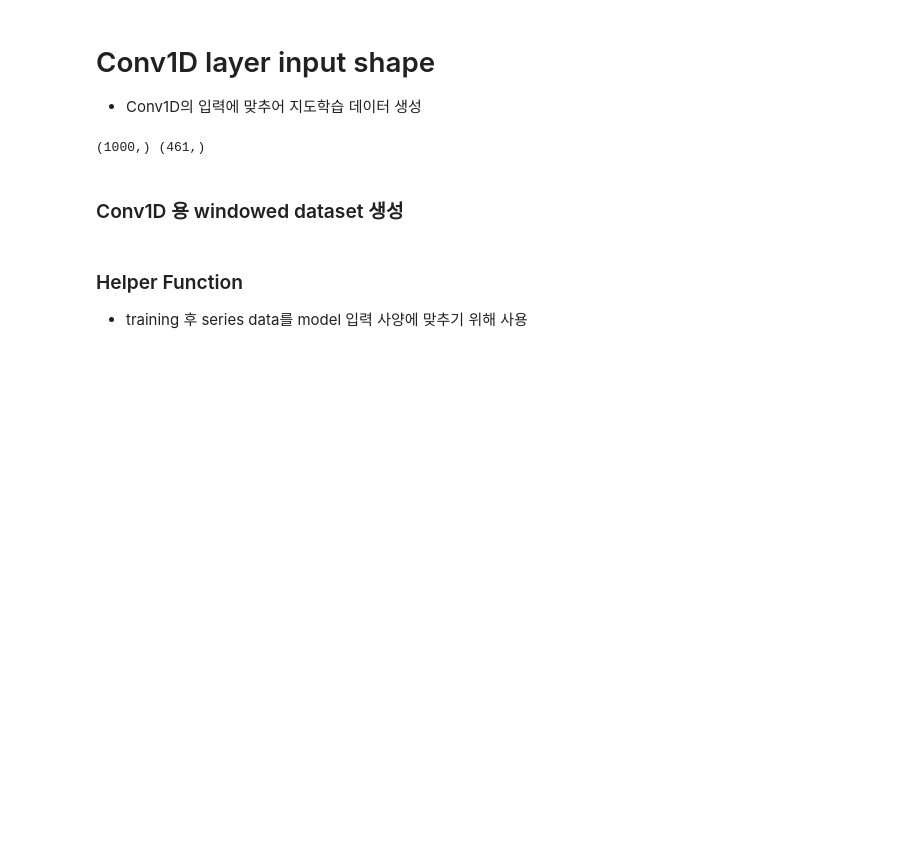
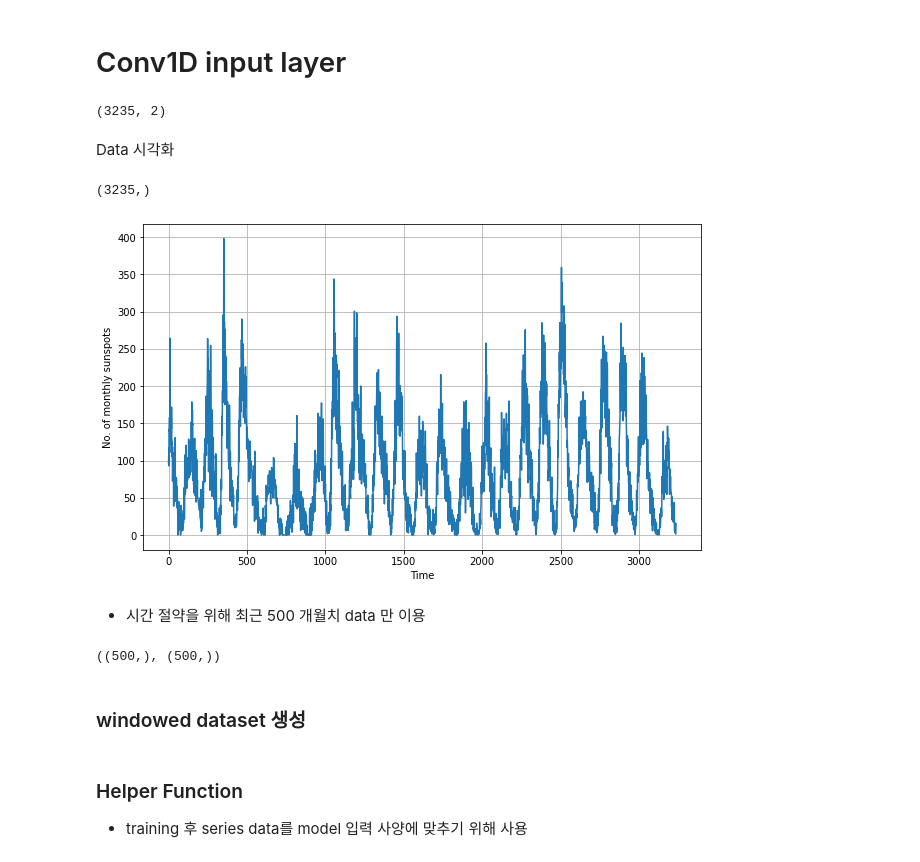
Before and after one commit to ironmanciti/Time_Series_Lecture, a Jupyter notebook: 080_Conv1D_input_shape.ipynb, the cells around one changed output. Saved outputs shown, nothing was run; the diff lists cells and outputs as text; code cells hidden in the pictures; blank space fills up the shorter version.

```diff
--- a/080_Conv1D_input_shape.ipynb
+++ b/080_Conv1D_input_shape.ipynb
@@ -1,51 +1,43 @@
-# %% [markdown]
-# Conv1D layer input shape
-
-- Conv1D의 입력에 맞추어 지도학습 데이터 생성
+# %% [markdown]
+# Conv1D input layer
 # %%
 import tensorflow as tf
 import numpy as np
 import matplotlib.pyplot as plt
+from sklearn.metrics import mean_squared_error, mean_absolute_error
+import pandas as pd
 np.random.seed(42)
 tf.random.set_seed(51)
+
+url = 'https://storage.googleapis.com/download.tensorflow.org/data/Sunspots.csv'
+df = pd.read_csv(url, skiprows=0, index_col=0)   #첫 줄은 header이므로 skip
+df.shape
+# %% [output]
+(3235, 2)
-# %%
-def seasonal_pattern(season_time):
-    """Just an arbitrary pattern, you can change it if you wish"""
-    return np.where(season_time < 0.4,
-                    np.cos(season_time * 2 * np.pi),
-                    1 / np.exp(3 * season_time))
-
-def seasonality(time, period, amplitude=1, phase=0):
-    """Repeats the same pattern at each period"""
-    season_time = ((time + phase) % period) / period
-    return amplitude * seasonal_pattern(season_time)
-
-time = np.arange(4 * 365 + 1, dtype="float32")
-baseline = 10
-series = 0.1 * time # trend series 생성
-
-amplitude = 40
-slope = 0.05
-noise_level = 5
-
-# trend와 seasonality가 포함된 series 생성
-series = baseline + slope * time + \
-        seasonality(time, period=365, amplitude=amplitude)
-# noise 추가
-series += np.random.randn(len(time))
-
-split_time = 1000
-time_train = time[:split_time]
-x_train = series[:split_time]
-time_valid = time[split_time:]
-x_valid = series[split_time:]
-
-print(x_train.shape, x_valid.shape)
-
-batch_size = 32
-# %% [output]
-(1000,) (461,)
+# %% [markdown]
+Data 시각화
+# %%
+series = df['Monthly Mean Total Sunspot Number'].values
+time = range(series.size)
+print(series.shape)
+
+plt.figure(figsize=(10, 6))
+plt.plot(time, series)
+plt.xlabel("Time")
+plt.ylabel("No. of monthly sunspots")
+plt.grid(True)
+# %% [output]
+(3235,)
+[figure, added]
+# %% [markdown]
+- 시간 절약을 위해 최근 500 개월치 data 만 이용
+# %%
+time = df.iloc[-500:, 0].values
+time_series = df.iloc[-500:, 1].values
+time.shape, time_series.shape
+# %% [output]
+((500,), (500,))
 # %% [markdown]
-### Conv1D 용 windowed dataset 생성
+### windowed dataset 생성
 # %%
 def windowed_dataset(series, window_size, batch_size, shuffle_buffer):
```
Also changed, not shown: parts of 20 cells of this notebook, 33 other files.
